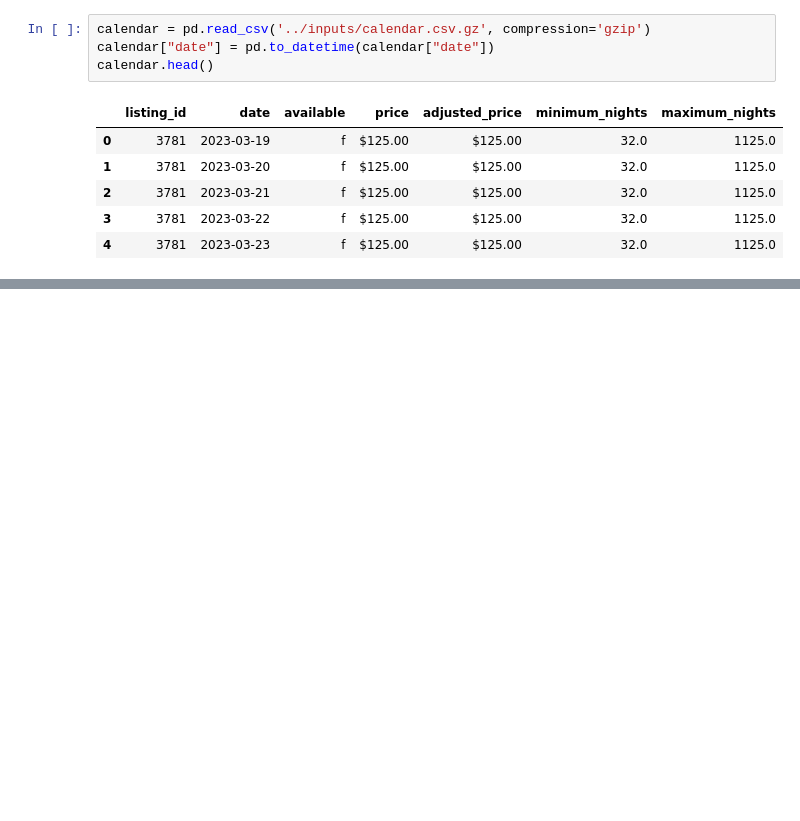
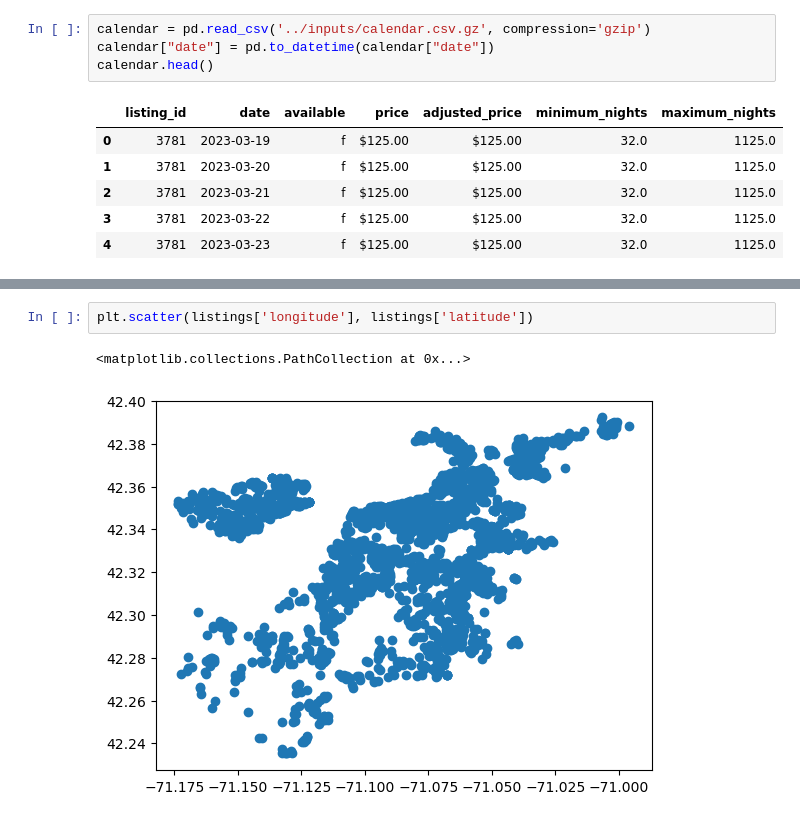
Before and after one commit to Brooks377/leftside_teamproject, a Jupyter notebook: ugly_god/EDA_Methodology.ipynb, the cells around one changed output, grey strips where cells are left out. Saved outputs shown, nothing was run; the diff lists cells and outputs as text; blank space fills up the shorter version.

```diff
--- a/ugly_god/EDA_Methodology.ipynb
+++ b/ugly_god/EDA_Methodology.ipynb
@@ -179,0 +244,5 @@ sns.move_legend(ax, "center right")
+# %%
+plt.scatter(listings['longitude'], listings['latitude'])
+# %% [output]
+<matplotlib.collections.PathCollection at 0x...>
+[figure, added]
```
Also changed, not shown: parts of 25 cells of this notebook.
